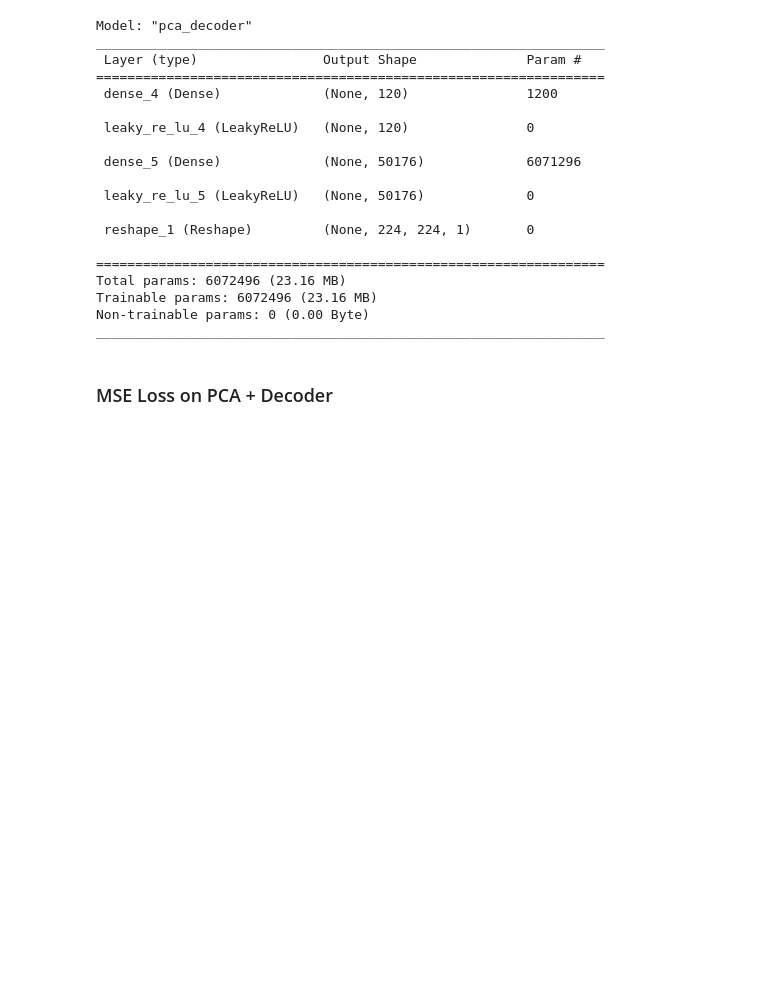
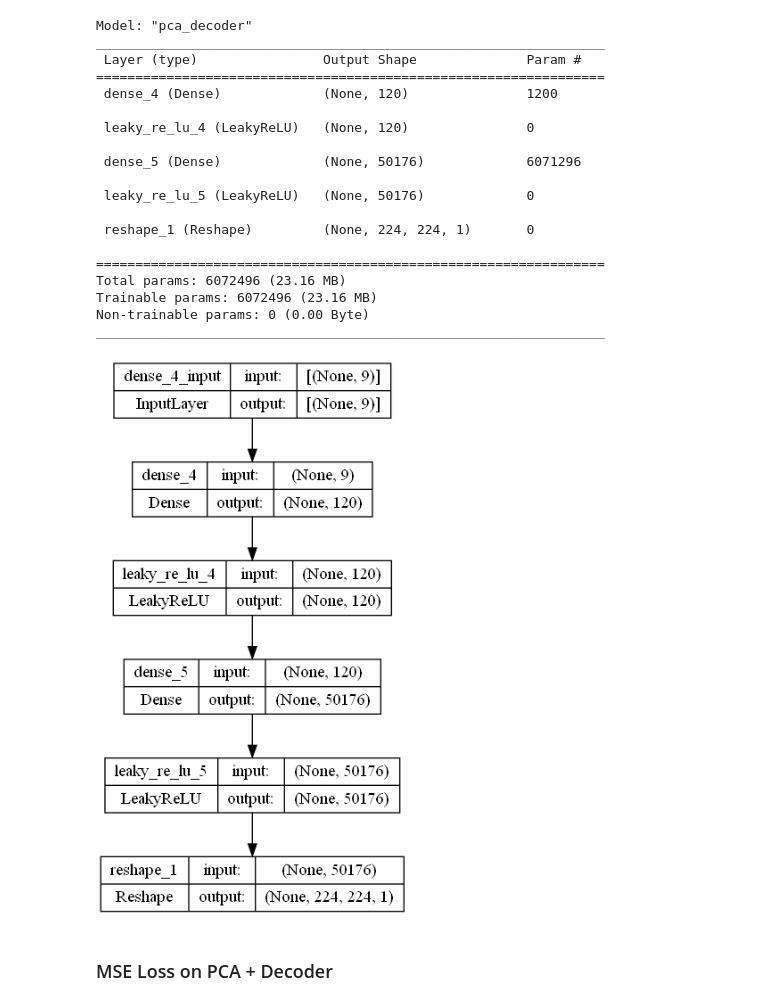
Before and after one commit to tlevietpdx/dimension-reduction-ml, a Jupyter notebook: run.ipynb, the cells around one changed output. Saved outputs shown, nothing was run; the diff lists cells and outputs as text; code cells hidden in the pictures; blank space fills up the shorter version.

```diff
--- a/run.ipynb
+++ b/run.ipynb
@@ -178,6 +217,11 @@ Total params: 6072496 (23.16 MB)
 Trainable params: 6072496 (23.16 MB)
 Non-trainable params: 0 (0.00 Byte)
 _________________________________________________________________
+# %%
+plot_model(pca_decoder, to_file='architecture/pca_decoder_architecture.png', show_shapes=True, show_layer_names=True)
+Image(filename='architecture/pca_decoder_architecture.png')
+# %% [output]
+[figure, added]
 # %% [markdown]
 ### MSE Loss on PCA + Decoder
 # %%
```
Also changed, not shown: parts of 16 cells of this notebook, 4 other files.
